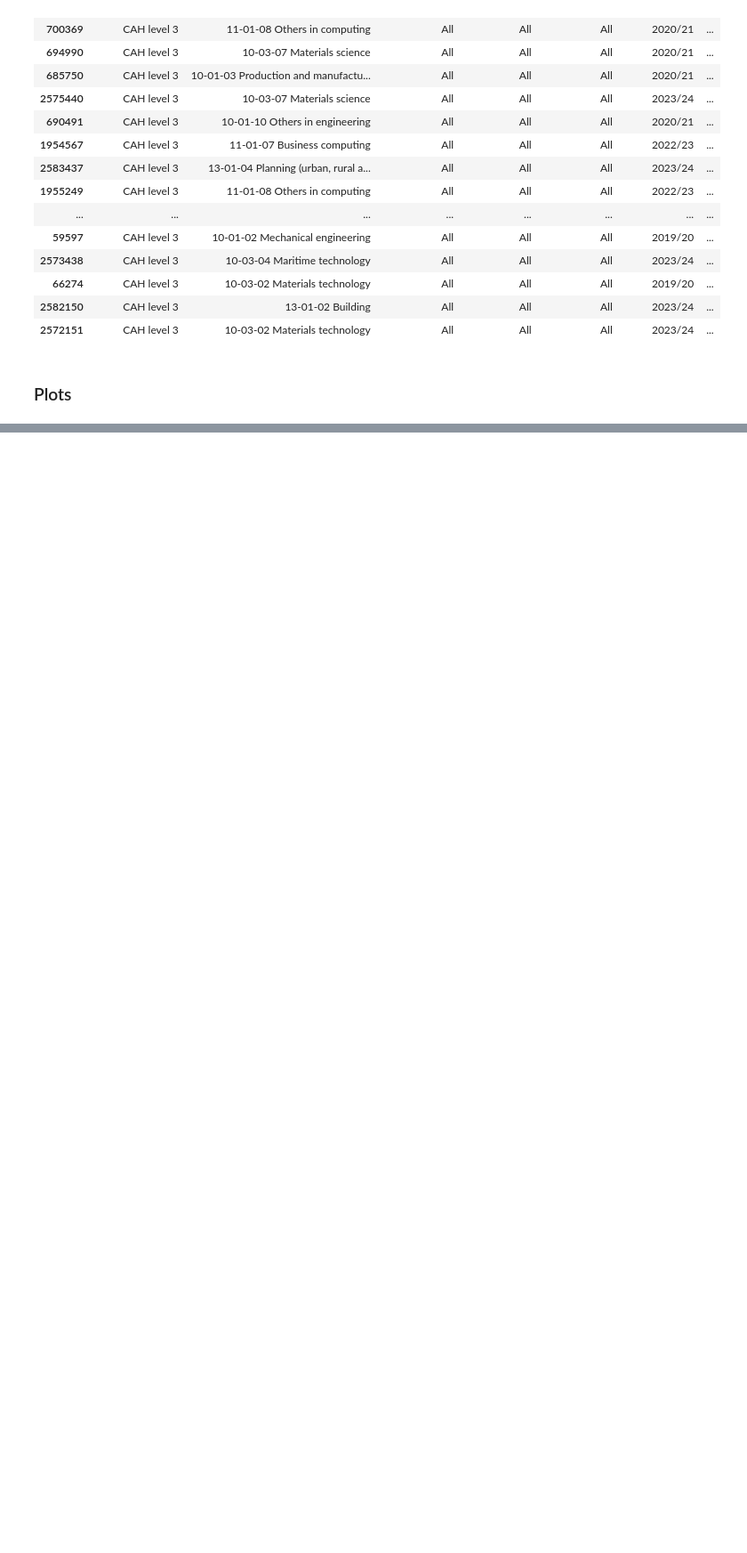
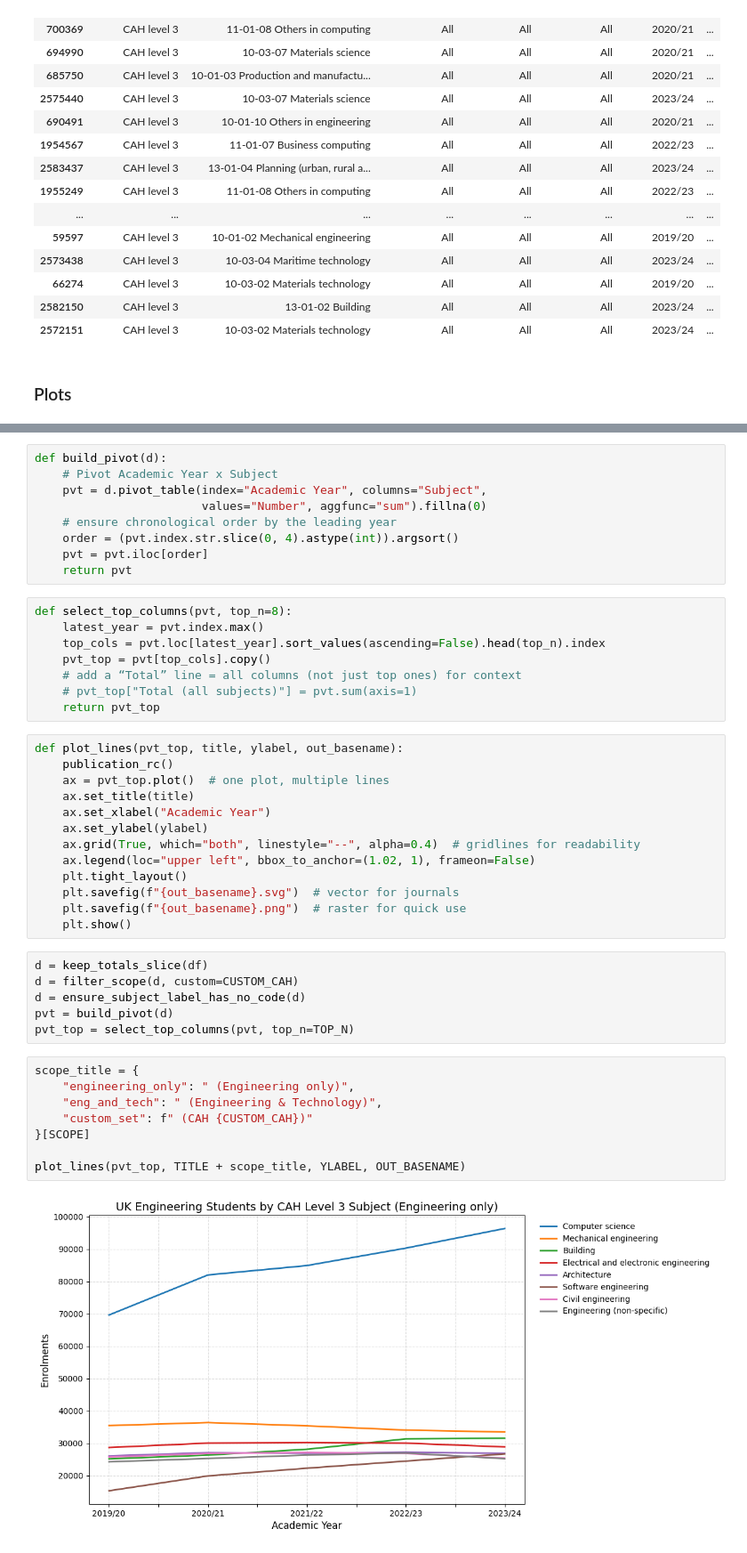
Before and after one commit to JoeUzo/Mapping-Future-Skills-in-UK-Engineering-Education, a Jupyter notebook: charts/chart-1.ipynb, the cells around one changed output, grey strips where cells are left out. Shown: that part at 89% size. Drawn from its saved outputs; the diff is of its cells as text; blank space fills up the shorter version.

```diff
--- a/charts/chart-1.ipynb
+++ b/charts/chart-1.ipynb
@@ -195,0 +267,46 @@ df_total.sample(20)
+# %%
+def build_pivot(d):
+    # Pivot Academic Year x Subject
+    pvt = d.pivot_table(index="Academic Year", columns="Subject",
+                        values="Number", aggfunc="sum").fillna(0)
+    # ensure chronological order by the leading year
+    order = (pvt.index.str.slice(0, 4).astype(int)).argsort()
+    pvt = pvt.iloc[order]
+    return pvt
+# %%
+def select_top_columns(pvt, top_n=8):
+    latest_year = pvt.index.max()
+    top_cols = pvt.loc[latest_year].sort_values(ascending=False).head(top_n).index
+    pvt_top = pvt[top_cols].copy()
+    # add a “Total” line = all columns (not just top ones) for context
+    # pvt_top["Total (all subjects)"] = pvt.sum(axis=1)
+    return pvt_top
+# %%
+def plot_lines(pvt_top, title, ylabel, out_basename):
+    publication_rc()
+    ax = pvt_top.plot()  # one plot, multiple lines
+    ax.set_title(title)
+    ax.set_xlabel("Academic Year")
+    ax.set_ylabel(ylabel)
+    ax.grid(True, which="both", linestyle="--", alpha=0.4)  # gridlines for readability
+    ax.legend(loc="upper left", bbox_to_anchor=(1.02, 1), frameon=False)
+    plt.tight_layout()
+    plt.savefig(f"{out_basename}.svg")  # vector for journals
+    plt.savefig(f"{out_basename}.png")  # raster for quick use
+    plt.show()
+# %%
+d = keep_totals_slice(df)
+d = filter_scope(d, custom=CUSTOM_CAH)
+d = ensure_subject_label_has_no_code(d)
+pvt = build_pivot(d)
+pvt_top = select_top_columns(pvt, top_n=TOP_N)
+# %%
+scope_title = {
+    "engineering_only": " (Engineering only)",
+    "eng_and_tech": " (Engineering & Technology)",
+    "custom_set": f" (CAH {CUSTOM_CAH})"
+}[SCOPE]
+
+plot_lines(pvt_top, TITLE + scope_title, YLABEL, OUT_BASENAME)
+# %% [output]
+[figure, added]
```
Also changed, not shown: parts of 6 cells of this notebook, 8 other files.
